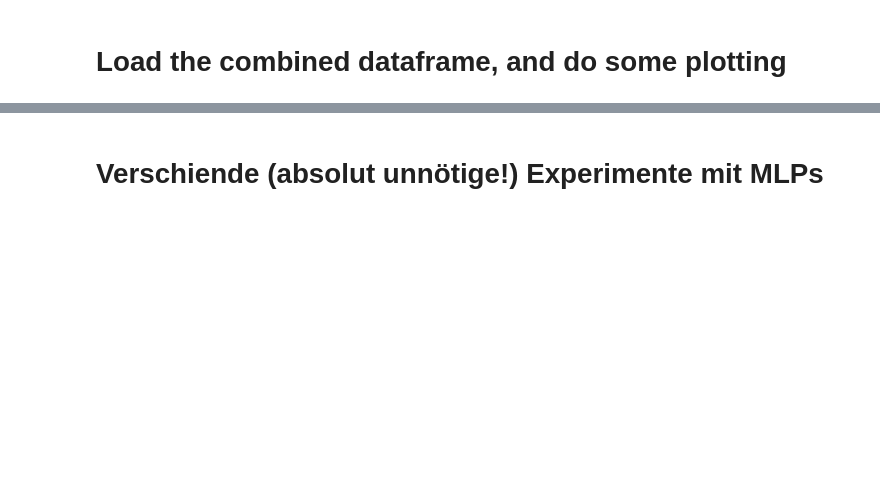
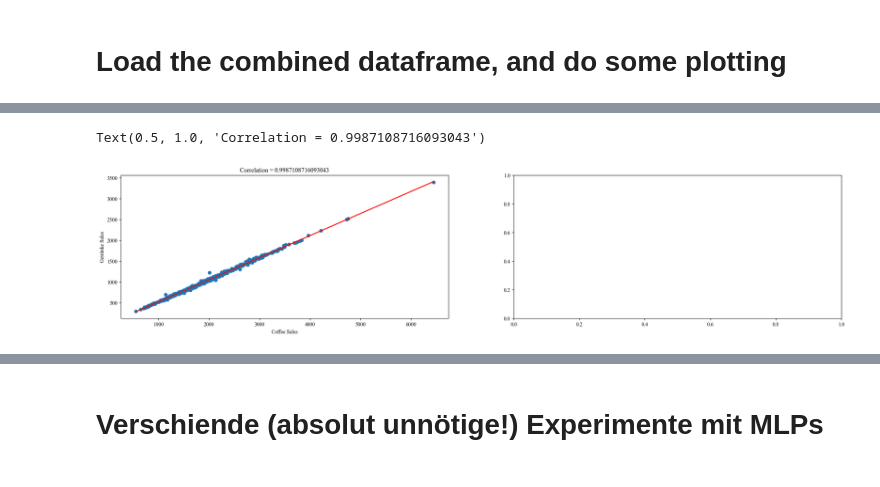
Before and after one commit to magicmagnus/CoffeeClimateCorrelation, a Jupyter notebook: plot_combined_data.ipynb, the cells around one changed output, grey strips where cells are left out. Cells and saved outputs as stored; diff of their text form; code cells hidden in the pictures; blank space fills up the shorter version.

```diff
--- a/plot_combined_data.ipynb
+++ b/plot_combined_data.ipynb
@@ -70,3 +53,19 @@ Text(0.5, 1.0, 'Correlation = 0.25985684340736404')
+# %%
+# plot the correlation between Coffee_sales and Getränke_sales
+fig, axes = plt.subplots(1, 2, figsize=(25, 5))
+
+axes[0].scatter(df["Coffee_sales"], df["Getränke_sales"])
+axes[0].set_xlabel("Coffee Sales")
+axes[0].set_ylabel("Getränke Sales")
+X = df["Coffee_sales"].values.reshape(-1, 1)
+y = df["Getränke_sales"].values.reshape(-1, 1)
+reg = LinearRegression().fit(X, y)
+axes[0].plot(X, reg.predict(X), color="red")
+corr = df["Getränke_sales"].corr(df["Coffee_sales"])
+axes[0].set_title("Correlation = {}".format(corr))
+# %% [output]
+Text(0.5, 1.0, 'Correlation = 0.9987108716093043')
+[figure, added]
 # %%
 def plot_correlation(df, weather_variable, sales_variable, condition, condition_value, ax, color=None):
     df= df[df[condition] == condition_value]
```
Also changed, not shown: parts of 19 cells of this notebook, 4 other files.
